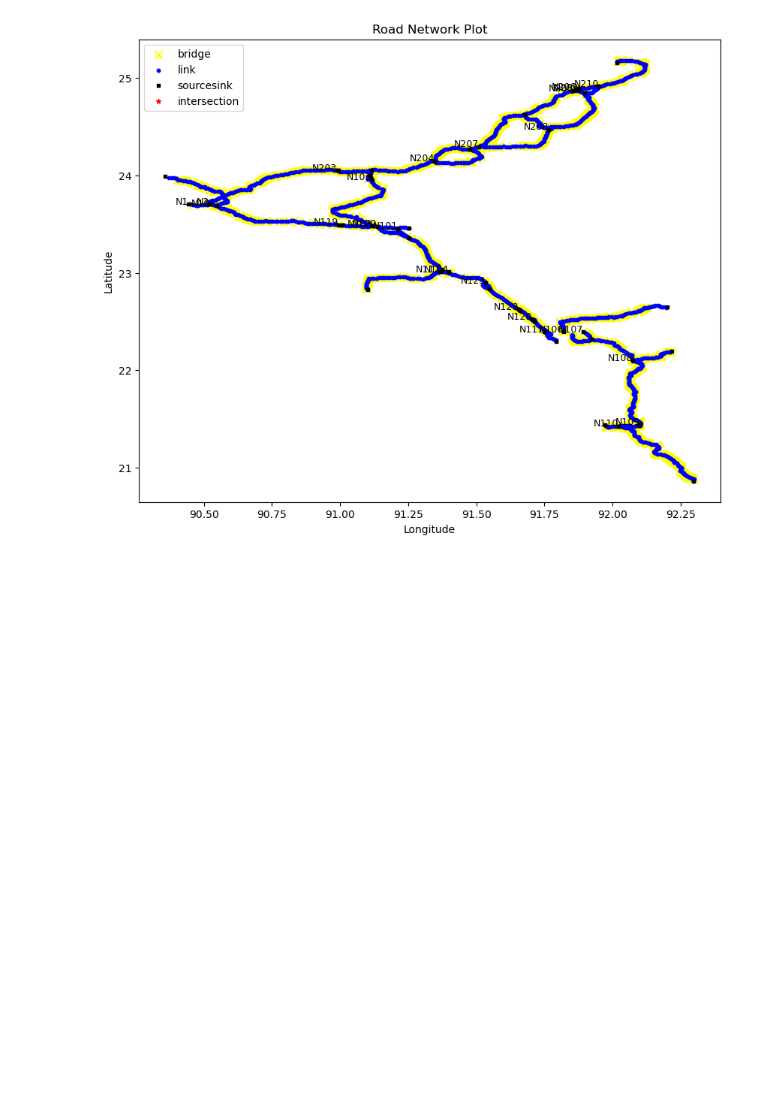
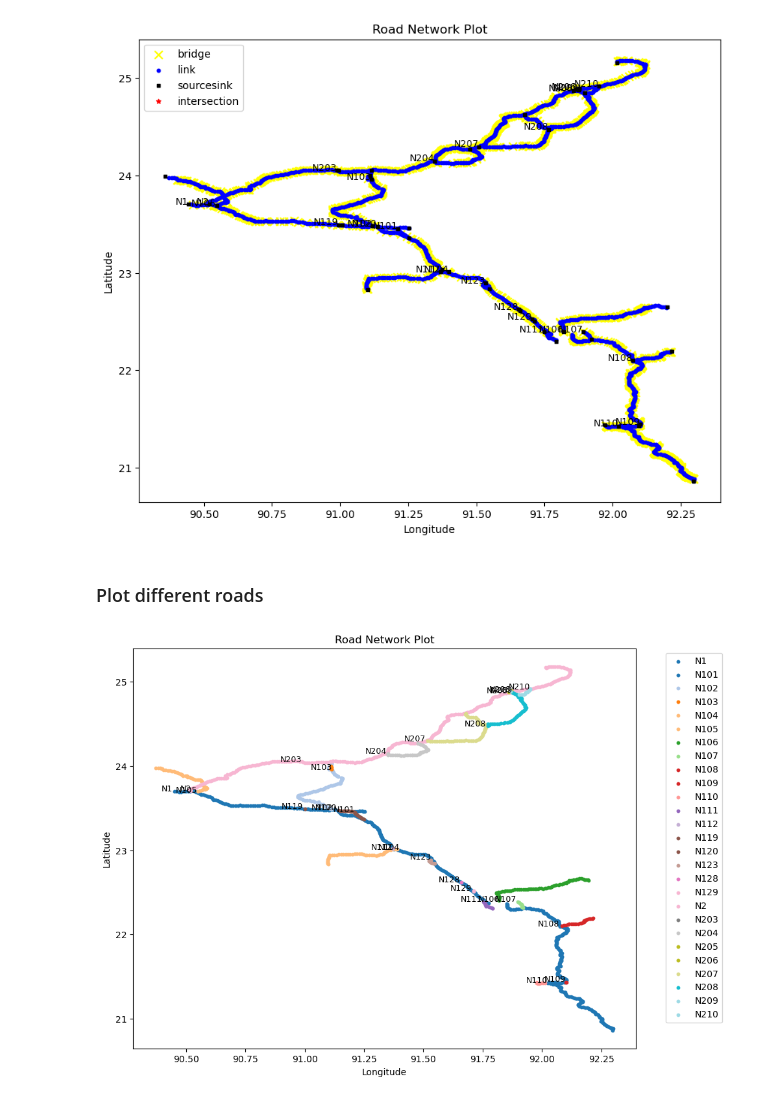
Before and after one commit to daniela1998/Advanced-Simulation-Assignments, a Jupyter notebook: Assignment 3/EPA133a-G16-A3_demo_generator/notebook/CreateDemoFile - Move.ipynb, the cells around one changed output. Saved outputs shown, nothing was run; the diff lists cells and outputs as text; code cells hidden in the pictures; blank space fills up the shorter version.

```diff
--- a/Assignment 3/EPA133a-G16-A3_demo_generator/notebook/CreateDemoFile - Move.ipynb
+++ b/Assignment 3/EPA133a-G16-A3_demo_generator/notebook/CreateDemoFile - Move.ipynb
@@ -436,3 +438,31 @@ plt.legend()
 plt.show()
 # %% [output]
 [figure]
+# %% [markdown]
+### Plot different roads
+# %%
+import matplotlib.pyplot as plt
+
+# Define a color map for different roads
+color_map = plt.cm.get_cmap('tab20', len(df_demo['road'].unique()))
+
+# Create a scatter plot
+plt.figure(figsize=(10, 8))
+
+# Plot each road with a different color
+for i, road in enumerate(df_demo['road'].unique()):
+    subset = df_demo[(df_demo['road'] == road) & (df_demo['model_type'] == 'link')]
+    plt.scatter(subset['lon'], subset['lat'], c=[color_map(i)], label=road, s=10, marker='o')
+
+# Annotate the first data point of each road with the road name
+for road in df_demo['road'].unique():
+    first_point = df_demo[df_demo['road'] == road].iloc[0]
+    plt.text(first_point['lon'], first_point['lat'], road, fontsize=9, ha='right')
+
+plt.xlabel('Longitude')
+plt.ylabel('Latitude')
+plt.title('Road Network Plot')
+plt.legend(bbox_to_anchor=(1.05, 1), loc='upper left')
+plt.show()
+# %% [output]
+[figure, added]
```
Also changed, not shown: parts of 1 cell of this notebook, 1 other file.
